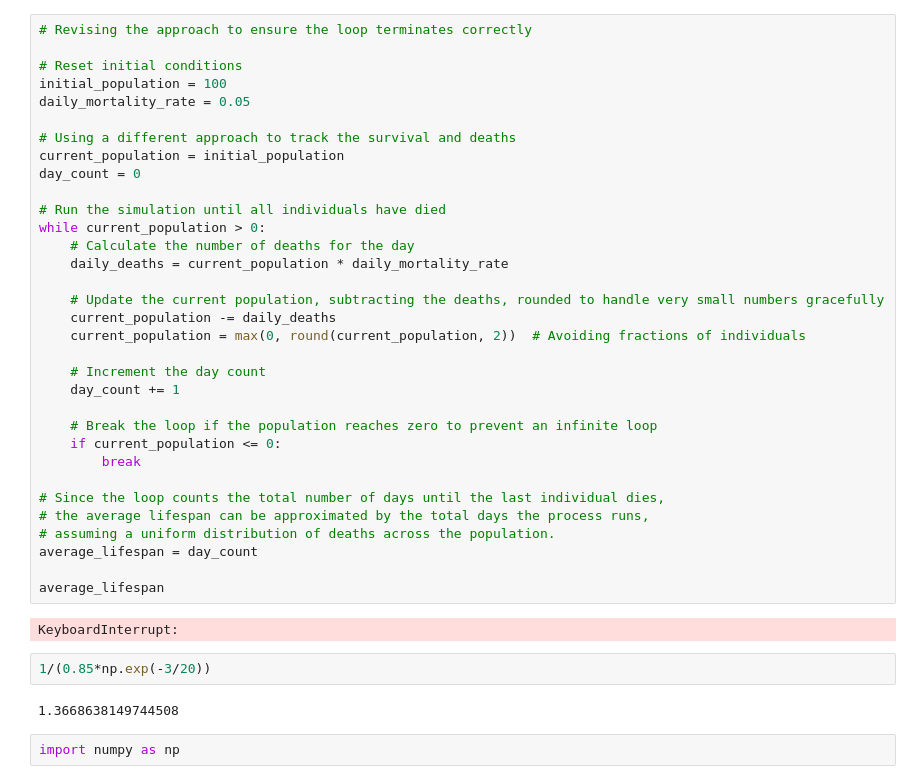
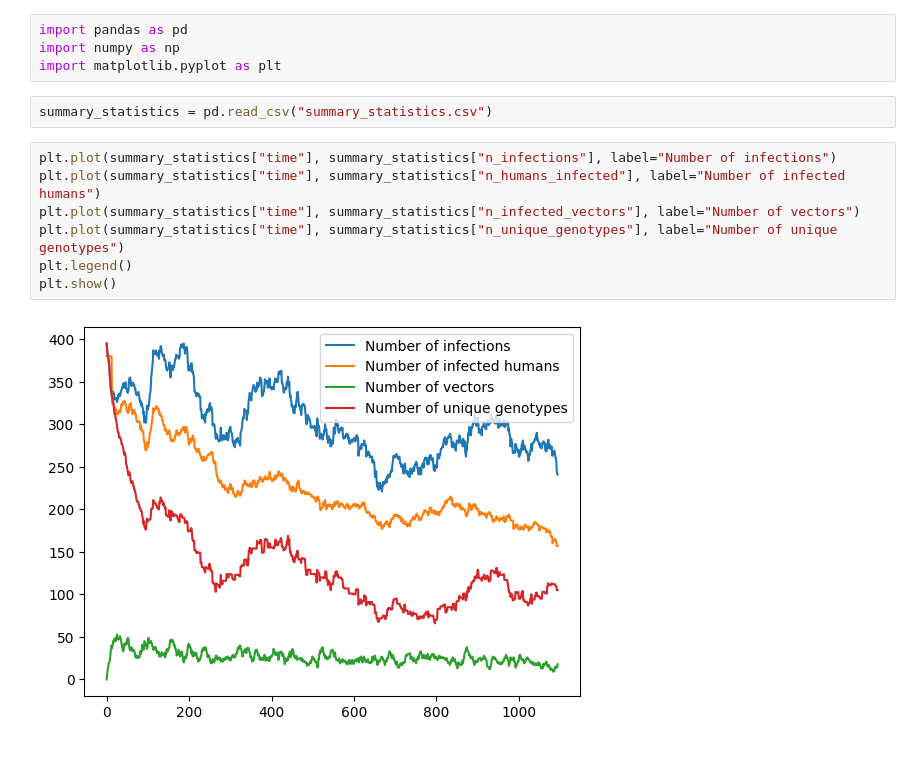
Before and after one commit to jgsuresh/senegal-network-sim, a Jupyter notebook: network_sim/_scratch.ipynb, the cells around one changed output. Drawn from its saved outputs; the diff is of its cells as text; blank space fills up the shorter version.

```diff
--- a/network_sim/_scratch.ipynb
+++ b/network_sim/_scratch.ipynb
@@ -1,41 +1,15 @@
 # %%
-# Revising the approach to ensure the loop terminates correctly
-
-# Reset initial conditions
-initial_population = 100
-daily_mortality_rate = 0.05
-
-# Using a different approach to track the survival and deaths
-current_population = initial_population
-day_count = 0
-
-# Run the simulation until all individuals have died
-while current_population > 0:
-    # Calculate the number of deaths for the day
-    daily_deaths = current_population * daily_mortality_rate
-
-    # Update the current population, subtracting the deaths, rounded to handle very small numbers gracefully
-    current_population -= daily_deaths
-    current_population = max(0, round(current_population, 2))  # Avoiding fractions of individuals
-
-    # Increment the day count
-    day_count += 1
-
-    # Break the loop if the population reaches zero to prevent an infinite loop
-    if current_population <= 0:
-        break
-
-# Since the loop counts the total number of days until the last individual dies,
-# the average lifespan can be approximated by the total days the process runs,
-# assuming a uniform distribution of deaths across the population.
-average_lifespan = day_count
-
-average_lifespan
+import pandas as pd
+import numpy as np
+import matplotlib.pyplot as plt
-# %% [output]
-KeyboardInterrupt:
 # %%
-1/(0.85*np.exp(-3/20))
+summary_statistics = pd.read_csv("summary_statistics.csv")
-# %% [output]
-1.3668638149744508
 # %%
-import numpy as np
+plt.plot(summary_statistics["time"], summary_statistics["n_infections"], label="Number of infections")
+plt.plot(summary_statistics["time"], summary_statistics["n_humans_infected"], label="Number of infected humans")
+plt.plot(summary_statistics["time"], summary_statistics["n_infected_vectors"], label="Number of vectors")
+plt.plot(summary_statistics["time"], summary_statistics["n_unique_genotypes"], label="Number of unique genotypes")
+plt.legend()
+plt.show()
+# %% [output]
+[figure, added]
```
Also changed, not shown: parts of 8 cells of this notebook, 4 other files.
